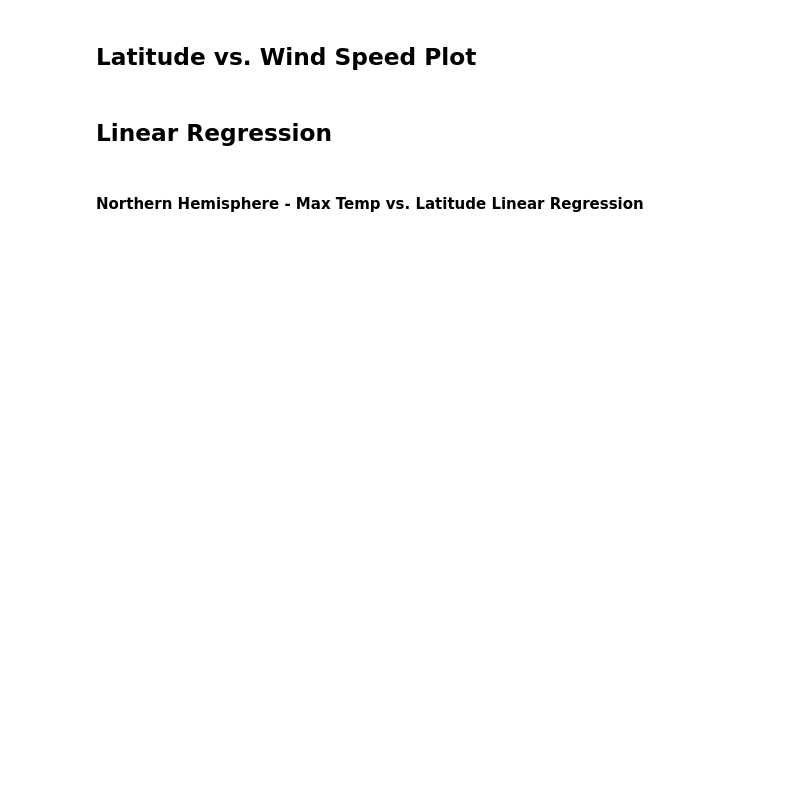
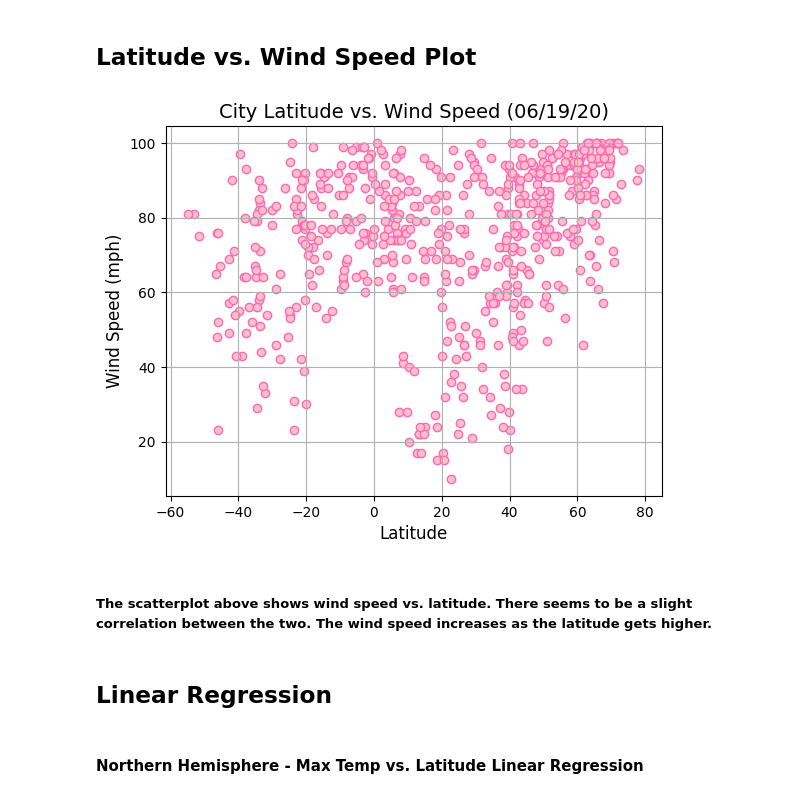
Before and after one commit to mkatiestewart/python-api-challenge, a Jupyter notebook: WeatherPy/WeatherPy.ipynb, the cells around one changed output. Saved outputs shown, nothing was run; the diff lists cells and outputs as text; code cells hidden in the pictures; blank space fills up the shorter version.

```diff
--- a/WeatherPy/WeatherPy.ipynb
+++ b/WeatherPy/WeatherPy.ipynb
@@ -79,4 +277,21 @@ Skip this step if there are no cities that have humidity > 100%.
 # %% [markdown]
 ## Latitude vs. Wind Speed Plot
+# %%
+# Create a scatter plot depicting latitude vs wind speed
+plt.scatter(latitudes, windspeed, marker="o", facecolors="pink", edgecolors="hotpink")
+
+# Add labels, titles, limits and grids
+plt.title("City Latitude vs. Wind Speed (06/19/20)", fontsize=14)
+plt.ylabel("Wind Speed (mph)", fontsize=12)
+plt.xlabel("Latitude", fontsize=12)
+plt.grid()
+
+# Display and save the plot
+plt.savefig("../images/latitude-vs-windspeed.png")
+plt.show()
+# %% [output]
+[figure, added]
+# %% [markdown]
+##### The scatterplot above shows wind speed vs. latitude. There seems to be a slight correlation between the two. The wind speed increases as the latitude gets higher.
 # %% [markdown]
 ## Linear Regression
```
Also changed, not shown: parts of 30 cells of this notebook, 20 other files.
